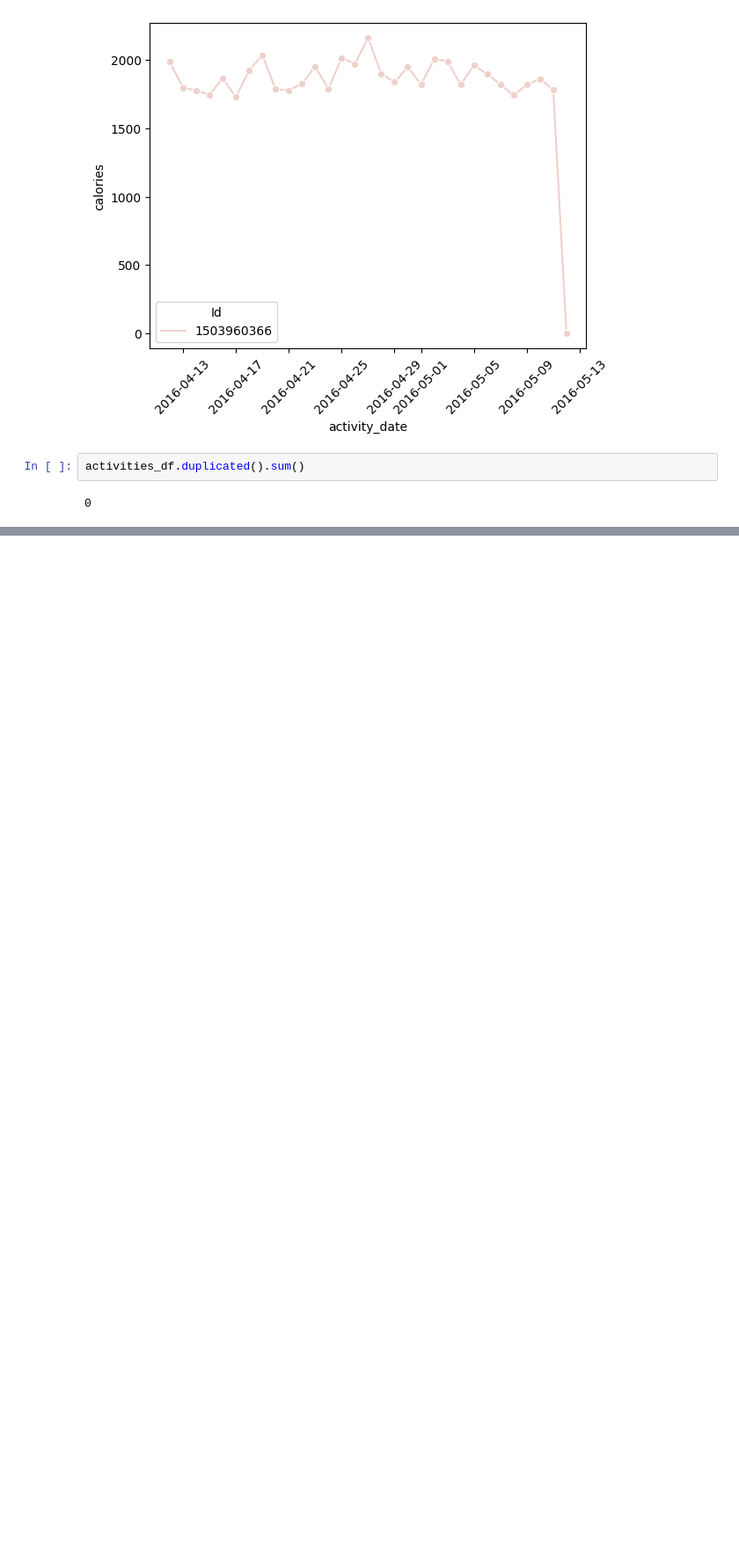
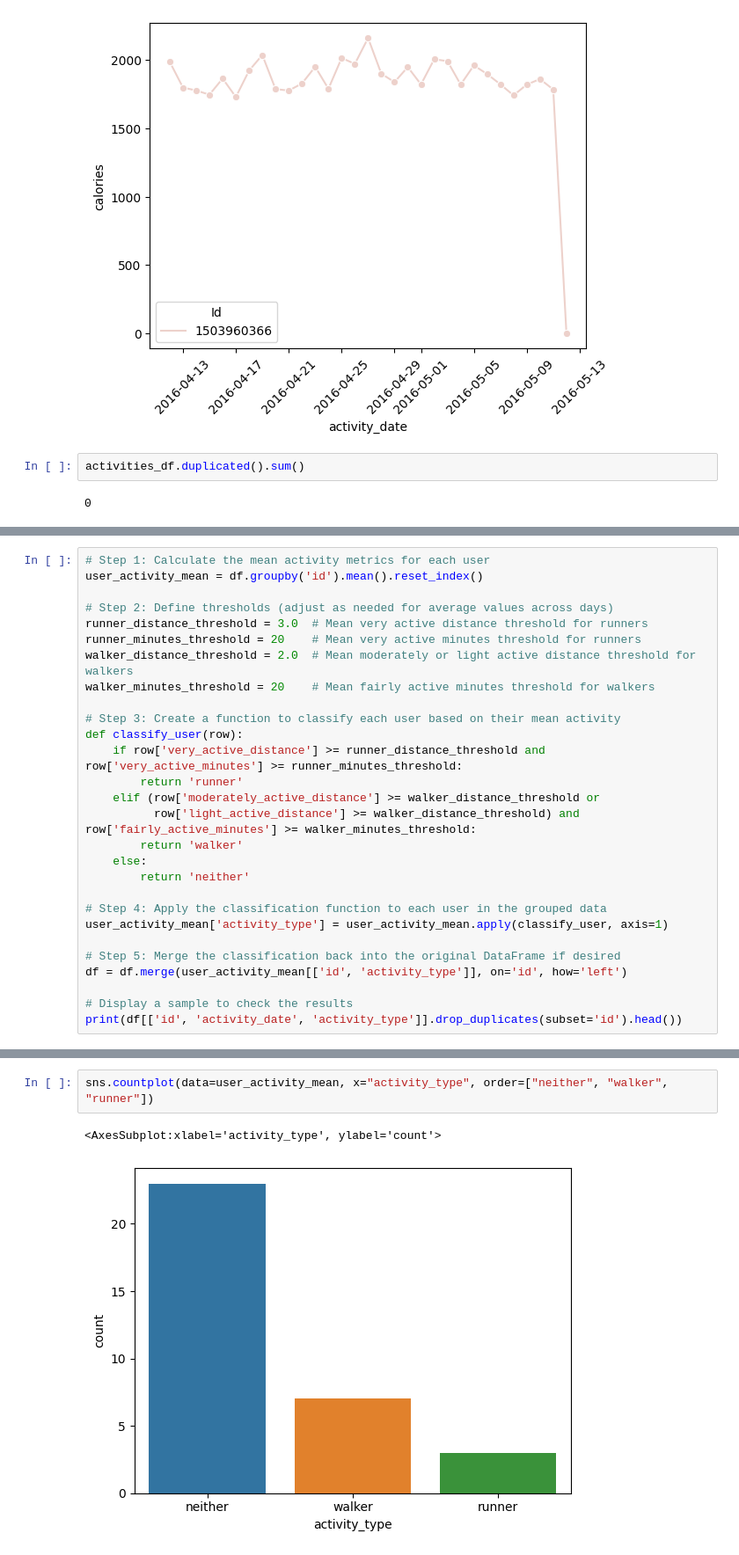
Before and after one commit to Liedjieboer/bellabeat_capstone, a Jupyter notebook: notebooks/activities.ipynb, the cells around one changed output, grey strips where cells are left out. Shown: that part at 88% size. Cells and saved outputs as stored; diff of their text form; blank space fills up the shorter version.

```diff
--- a/notebooks/activities.ipynb
+++ b/notebooks/activities.ipynb
@@ -190,0 +190,28 @@ sns.countplot(data=df, x="activity_category")
+# %%
+# Step 1: Calculate the mean activity metrics for each user
+user_activity_mean = df.groupby('id').mean().reset_index()
+
+# Step 2: Define thresholds (adjust as needed for average values across days)
+runner_distance_threshold = 3.0  # Mean very active distance threshold for runners
+runner_minutes_threshold = 20    # Mean very active minutes threshold for runners
+walker_distance_threshold = 2.0  # Mean moderately or light active distance threshold for walkers
+walker_minutes_threshold = 20    # Mean fairly active minutes threshold for walkers
+
+# Step 3: Create a function to classify each user based on their mean activity
+def classify_user(row):
+    if row['very_active_distance'] >= runner_distance_threshold and row['very_active_minutes'] >= runner_minutes_threshold:
+        return 'runner'
+    elif (row['moderately_active_distance'] >= walker_distance_threshold or
+          row['light_active_distance'] >= walker_distance_threshold) and row['fairly_active_minutes'] >= walker_minutes_threshold:
+        return 'walker'
+    else:
+        return 'neither'
+
+# Step 4: Apply the classification function to each user in the grouped data
+user_activity_mean['activity_type'] = user_activity_mean.apply(classify_user, axis=1)
+
+# Step 5: Merge the classification back into the original DataFrame if desired
+df = df.merge(user_activity_mean[['id', 'activity_type']], on='id', how='left')
+
+# Display a sample to check the results
+print(df[['id', 'activity_date', 'activity_type']].drop_duplicates(subset='id').head())
@@ -190,0 +243,5 @@ sns.countplot(data=df, x="activity_category")
+# %%
+sns.countplot(data=user_activity_mean, x="activity_type", order=["neither", "walker", "runner"])
+# %% [output]
+<AxesSubplot:xlabel='activity_type', ylabel='count'>
+[figure, added]
```
Also changed, not shown: parts of 20 cells of this notebook.
